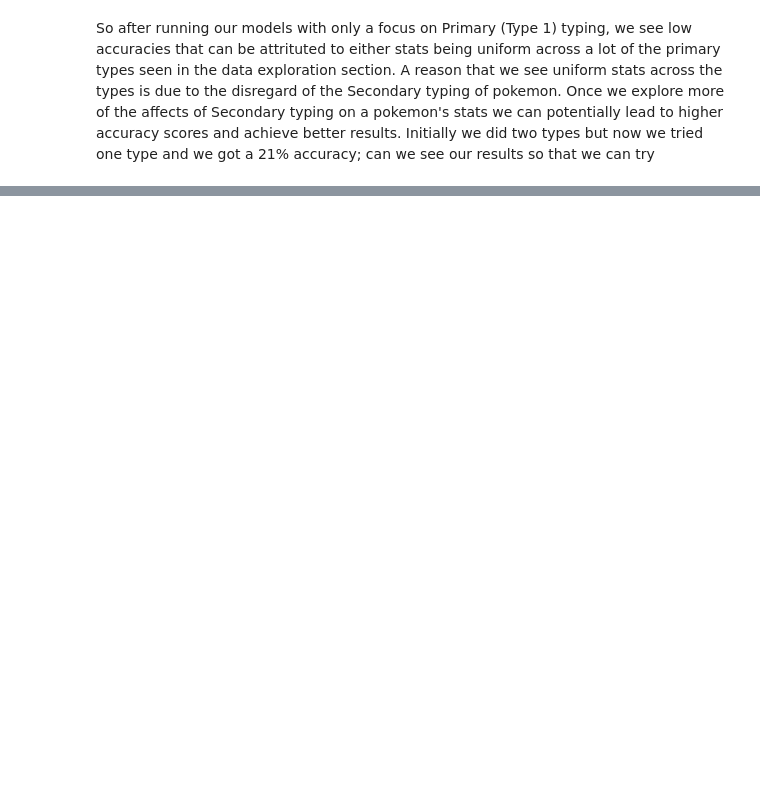
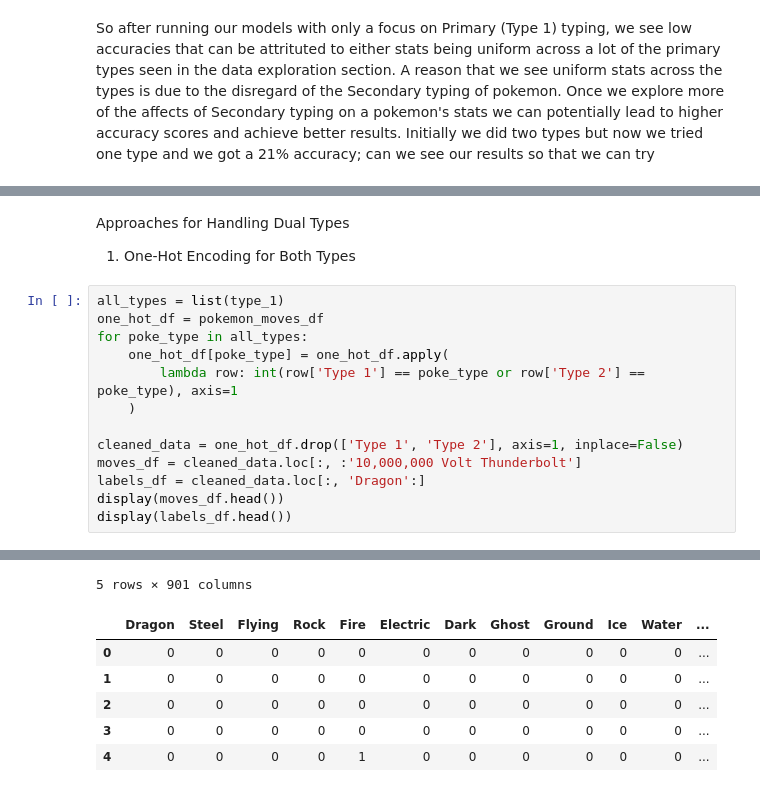
Before and after one commit to MayaLee393/Pokemon_ML, a Jupyter notebook: pokemon.ipynb, the cells around one changed output, grey strips where cells are left out. Cells and saved outputs as stored; diff of their text form; blank space fills up the shorter version.

```diff
--- a/pokemon.ipynb
+++ b/pokemon.ipynb
@@ -782,0 +1184,17 @@ So after running our models with only a focus on Primary (Type 1) typing, we see
+# %% [markdown]
+Approaches for Handling Dual Types
+1. One-Hot Encoding for Both Types
+# %%
+all_types = list(type_1)
+one_hot_df = pokemon_moves_df
+for poke_type in all_types:
+    one_hot_df[poke_type] = one_hot_df.apply(
+        lambda row: int(row['Type 1'] == poke_type or row['Type 2'] == poke_type), axis=1
+    )
+
+cleaned_data = one_hot_df.drop(['Type 1', 'Type 2'], axis=1, inplace=False)
+moves_df = cleaned_data.loc[:, :'10,000,000 Volt Thunderbolt']
+labels_df = cleaned_data.loc[:, 'Dragon':]
+display(moves_df.head())
+display(labels_df.head())
+# %% [output]
@@ -782,0 +1207,7 @@ So after running our models with only a focus on Primary (Type 1) typing, we see
+5 rows × 901 columns
+|  | Dragon | Steel | Flying | Rock | Fire | Electric | Dark | Ghost | Ground | Ice | Water | ... |
+| 0 | 0 | 0 | 0 | 0 | 0 | 0 | 0 | 0 | 0 | 0 | 0 | ... |
+| 1 | 0 | 0 | 0 | 0 | 0 | 0 | 0 | 0 | 0 | 0 | 0 | ... |
+| 2 | 0 | 0 | 0 | 0 | 0 | 0 | 0 | 0 | 0 | 0 | 0 | ... |
+| 3 | 0 | 0 | 0 | 0 | 0 | 0 | 0 | 0 | 0 | 0 | 0 | ... |
+| 4 | 0 | 0 | 0 | 0 | 1 | 0 | 0 | 0 | 0 | 0 | 0 | ... |
```
Also changed, not shown: parts of 25 cells of this notebook.
